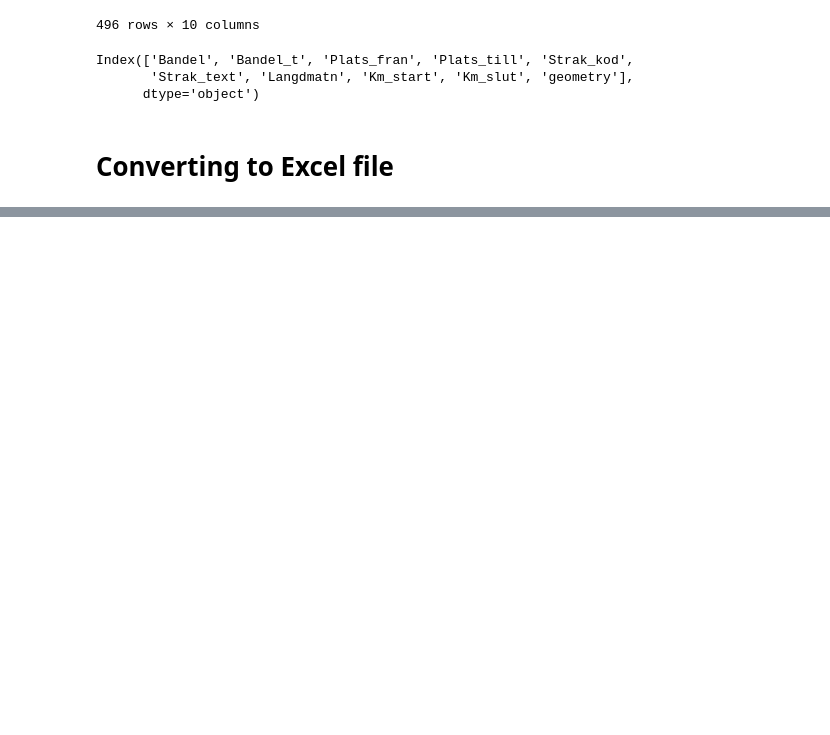
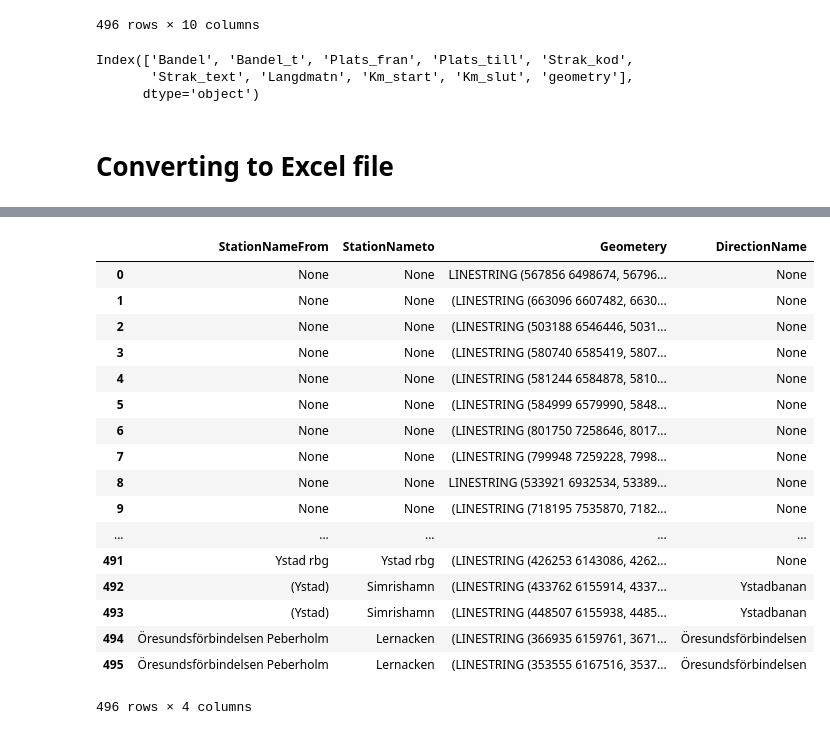
Before and after one commit to goldenamir/GPSSIM, a Jupyter notebook: Railway network bandel aggregate/Railway network bandel aggregate.ipynb, the cells around one changed output, grey strips where cells are left out. Saved outputs shown, nothing was run; the diff lists cells and outputs as text; code cells hidden in the pictures; blank space fills up the shorter version.

```diff
--- a/Railway network bandel aggregate/Railway network bandel aggregate.ipynb
+++ b/Railway network bandel aggregate/Railway network bandel aggregate.ipynb
@@ -68,0 +102,6 @@ writer.save()
+# %%
+# Enter just plats_fran, Plats_till, strak_text, geometery
+db1 = db[['Plats_fran','Plats_till', 'geometry','Strak_text']] # Extracting required columns which  include required informations
+db1_ColumnsName = ['StationNameFrom','StationNameto','Geometery','DirectionName'] # New name for columns
+db1.columns = db1_ColumnsName                                     # Changing the name of columns to the appropirate one
+db1.head()
@@ -68,0 +115,26 @@ writer.save()
+# %%
+# Eliminating any row which has None as StationName
+import numpy as np
+db1['StationNameFrom'].replace('None', np.nan, inplace=True)
+db1['StationNameto'].replace(' ', np.nan, inplace=True)
+db1.mask(db1.eq('None')).dropna(inplace=True)
+db1
+# %% [output]
+|  | StationNameFrom | StationNameto | Geometery | DirectionName |
+| 0 | None | None | LINESTRING (567856 6498674, 56796... | None |
+| 1 | None | None | (LINESTRING (663096 6607482, 6630... | None |
+| 2 | None | None | (LINESTRING (503188 6546446, 5031... | None |
+| 3 | None | None | (LINESTRING (580740 6585419, 5807... | None |
+| 4 | None | None | (LINESTRING (581244 6584878, 5810... | None |
+| 5 | None | None | (LINESTRING (584999 6579990, 5848... | None |
+| 6 | None | None | (LINESTRING (801750 7258646, 8017... | None |
+| 7 | None | None | (LINESTRING (799948 7259228, 7998... | None |
+| 8 | None | None | LINESTRING (533921 6932534, 53389... | None |
+| 9 | None | None | (LINESTRING (718195 7535870, 7182... | None |
+| ... | ... | ... | ... | ... |
+| 491 | Ystad rbg | Ystad rbg | (LINESTRING (426253 6143086, 4262... | None |
+| 492 | (Ystad) | Simrishamn | (LINESTRING (433762 6155914, 4337... | Ystadbanan |
+| 493 | (Ystad) | Simrishamn | (LINESTRING (448507 6155938, 4485... | Ystadbanan |
+| 494 | Öresundsförbindelsen Peberholm | Lernacken | (LINESTRING (366935 6159761, 3671... | Öresundsförbindelsen |
+| 495 | Öresundsförbindelsen Peberholm | Lernacken | (LINESTRING (353555 6167516, 3537... | Öresundsförbindelsen |
+496 rows × 4 columns
```
Also changed, not shown: parts of 8 cells of this notebook, 1 other file.
